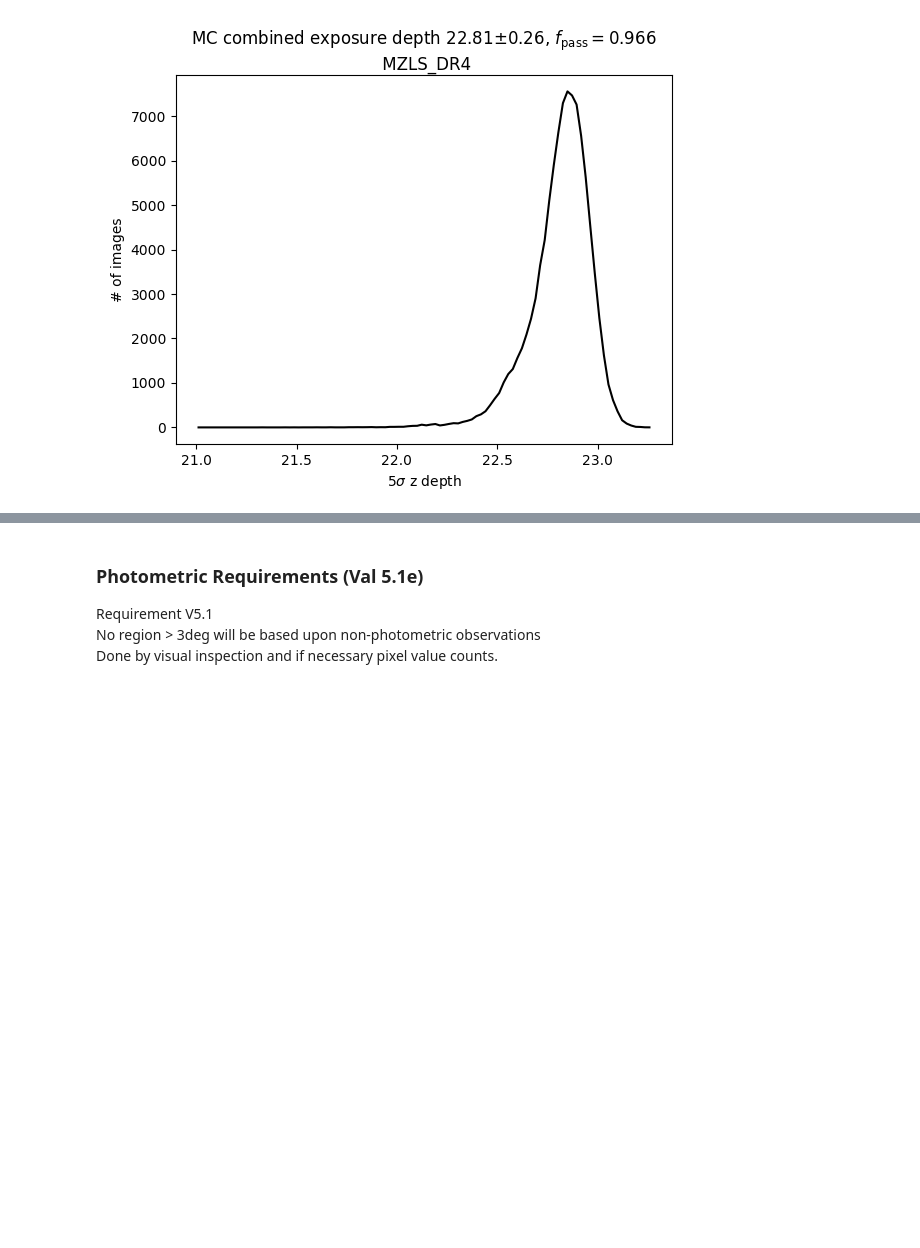
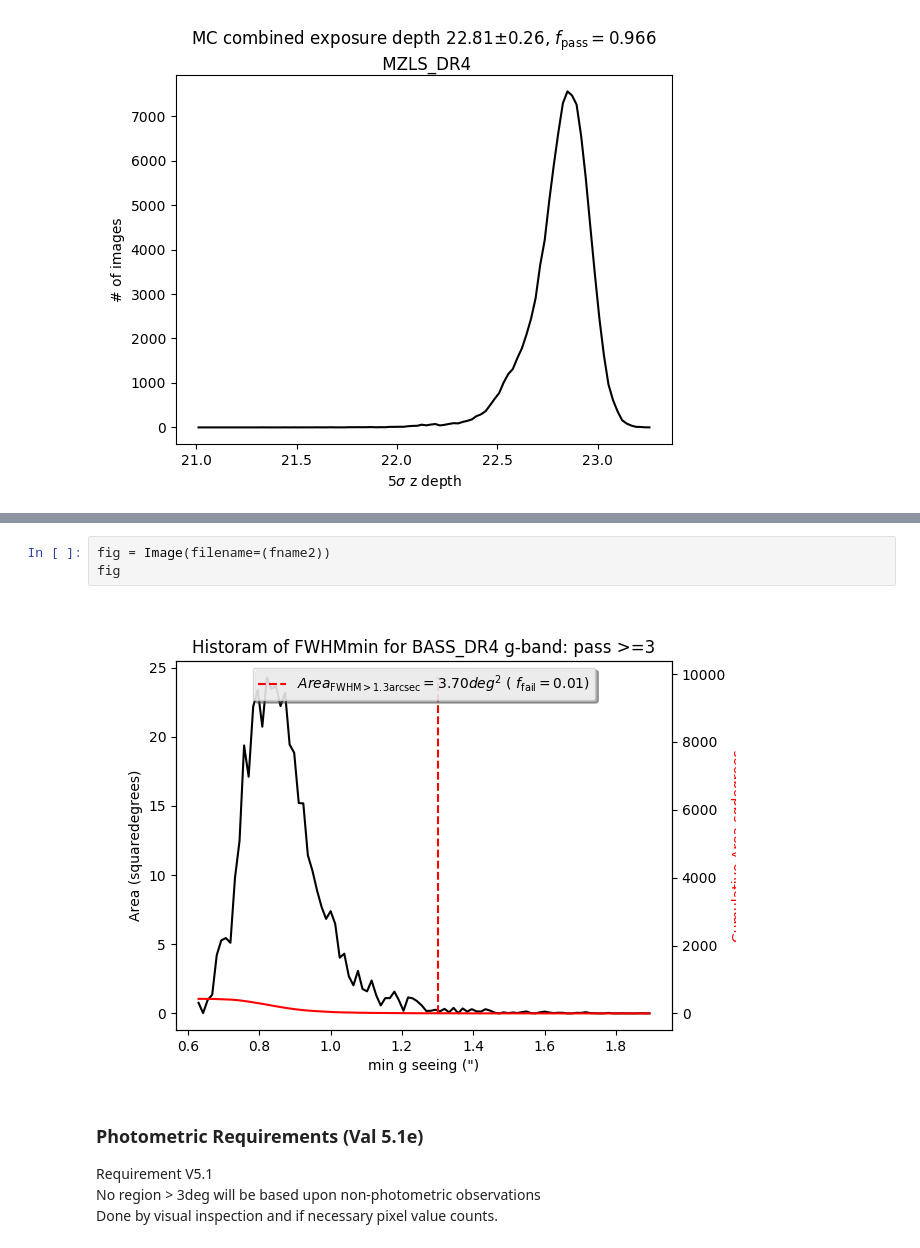
Before and after one commit to legacysurvey/legacypipe, a Jupyter notebook: validationtests/desi_image_validation_users.ipynb, the cells around one changed output, grey strips where cells are left out. Saved outputs shown, nothing was run; the diff lists cells and outputs as text; blank space fills up the shorter version.

```diff
--- a/validationtests/desi_image_validation_users.ipynb
+++ b/validationtests/desi_image_validation_users.ipynb
@@ -178,3 +214,8 @@ saving histogram plot in /global/homes/m/manera/DESI/validation-outputs/validati
+# %%
+fig = Image(filename=(fname2))
+fig
+# %% [output]
+[figure, added]
 # %% [markdown]
 ### Photometric Requirements (Val 5.1e)
 
```
Also changed, not shown: parts of 3 cells of this notebook.
